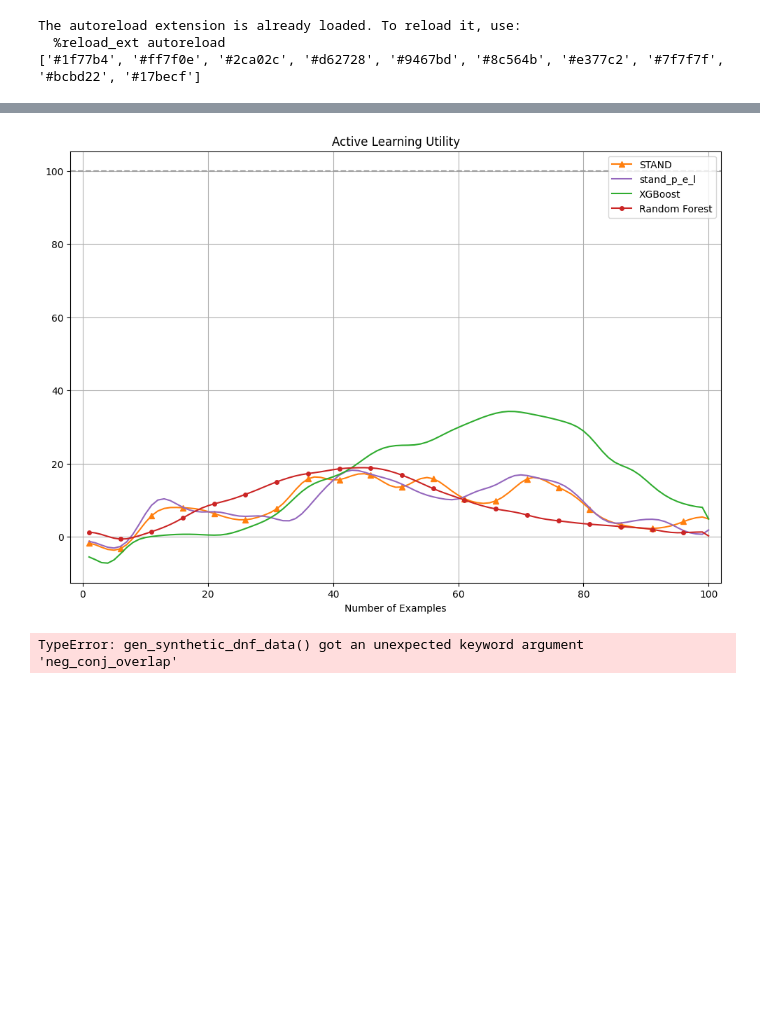
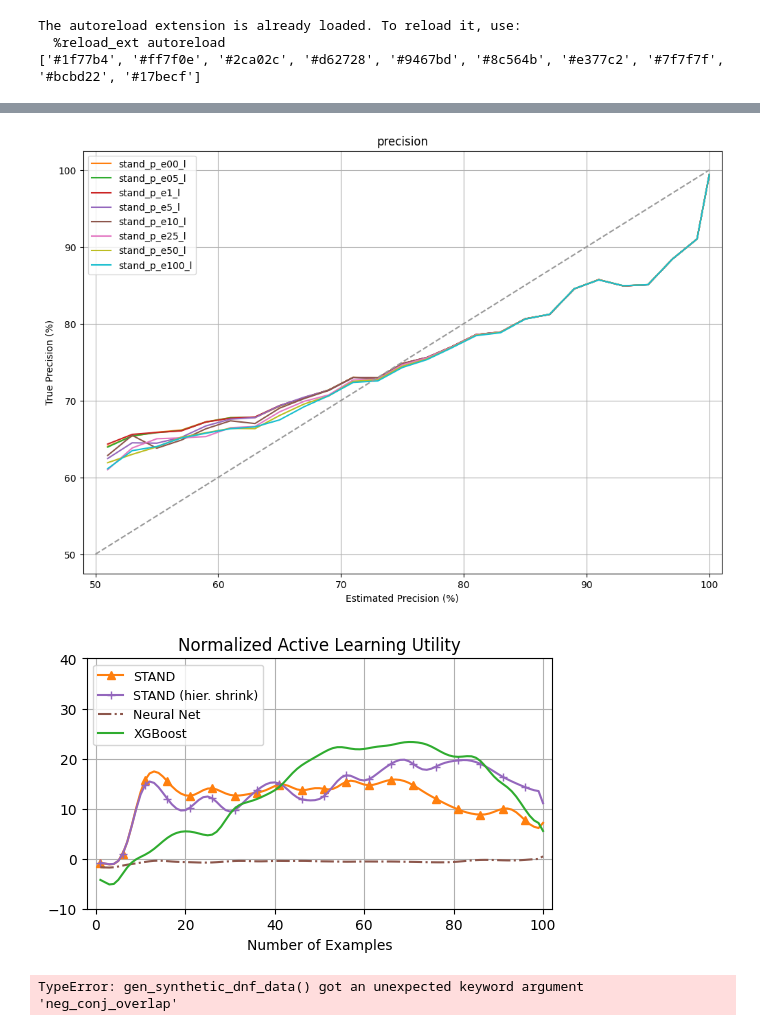
Before and after one commit to DannyWeitekamp/stand_eval, a Jupyter notebook: Sim Plots.ipynb, the cells around one changed output, grey strips where cells are left out. Cells and saved outputs as stored; diff of their text form; code cells hidden in the pictures; blank space fills up the shorter version.

```diff
--- a/Sim Plots.ipynb
+++ b/Sim Plots.ipynb
@@ -423,12 +442,16 @@ plot_prec(bin_means, prec_by_model, 'precision', line=[(50,50),(100,100)])
+# %%
+plot_precision_curve(load_stat_sets("e_hyper/*"))
+# %% [output]
+[figure, added]
 # %%
 stat_sets_by_model = load_stat_sets("sim_saves/*")
 
 #plot_active_diff( aggregate_stat(stat_sets_by_model, "accuracies"),
 #                  "Active Learning Utility", h_line=100)
 plot_stat(aggregate_active_utility(stat_sets_by_model, "accuracies"),
-                  "Active Learning Utility", h_line=100)
+                  "Normalized Active Learning Utility", y_lim=(-10,40), save_name="act_lrn")
 # %% [output]
-[figure, old version]
+[figure, new version]
 # %%
 import numpy as np
 import matplotlib.pyplot as plt
```
Also changed, not shown: parts of 6 cells of this notebook, 1 other file.
